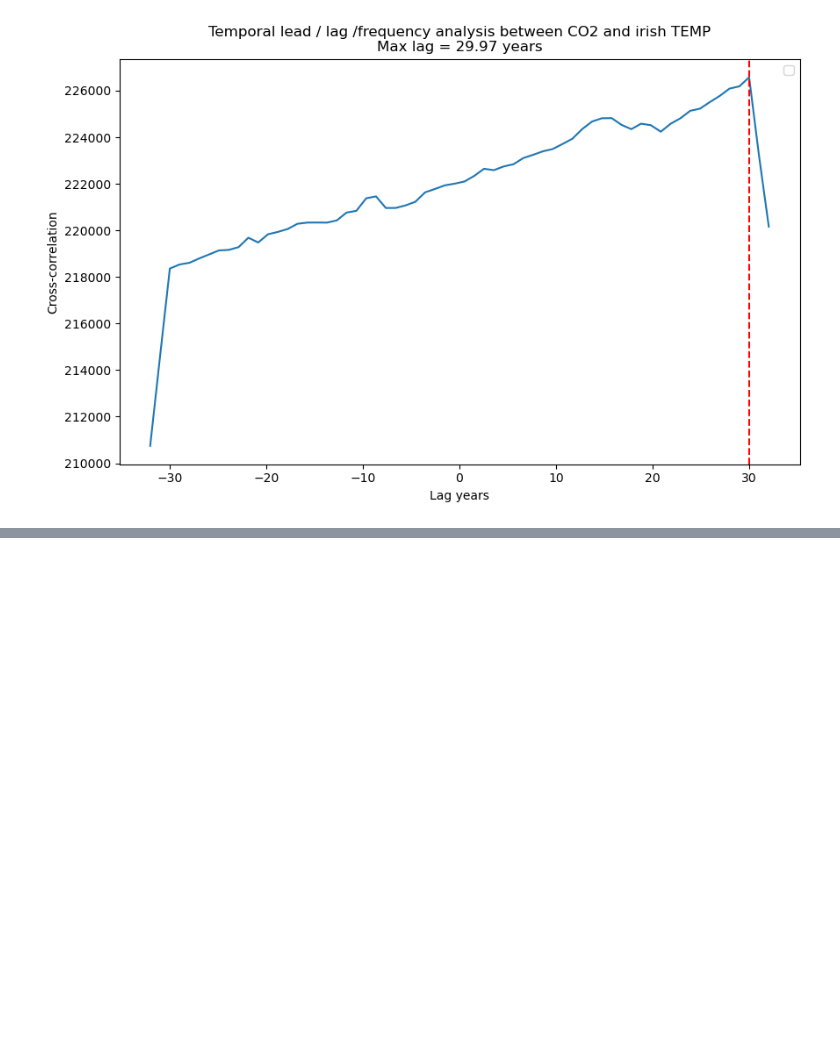
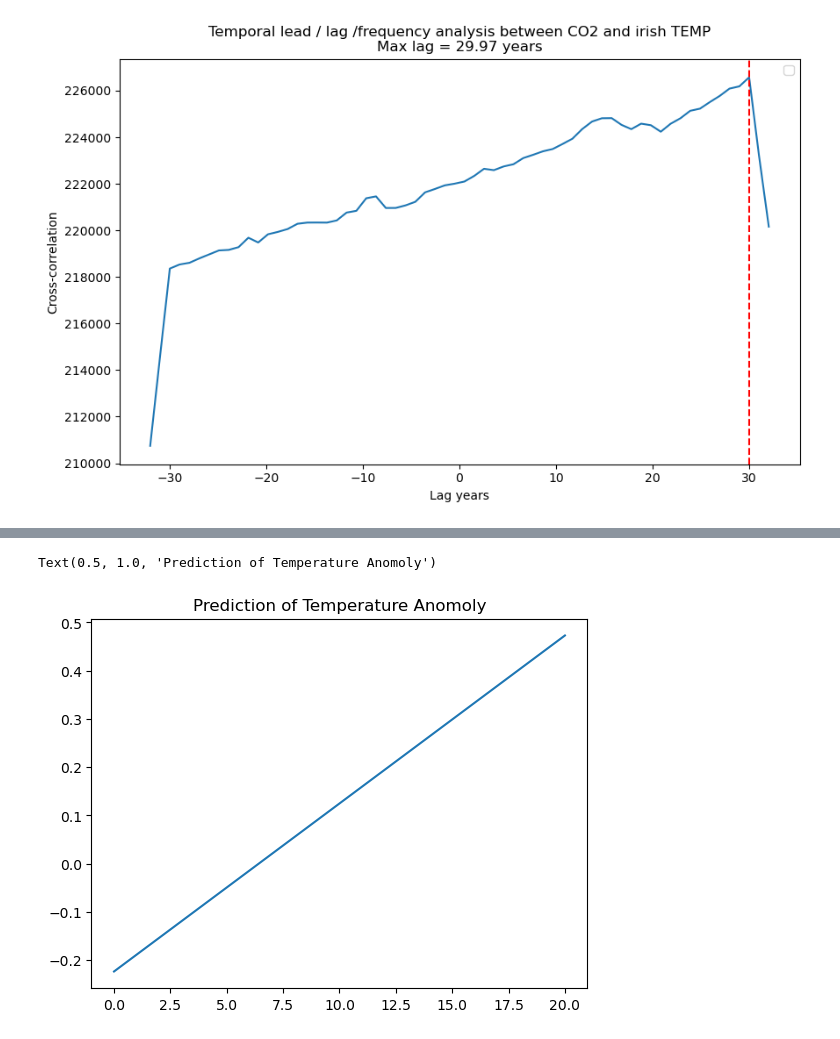
Before and after one commit to keithmmc/pda2, a Jupyter notebook: project2.ipynb, the cells around one changed output, grey strips where cells are left out. Saved outputs shown, nothing was run; the diff lists cells and outputs as text; code cells hidden in the pictures; blank space fills up the shorter version.

Commit message:
Update project2.ipynb
adding discussion and rough work regression

```diff
--- a/project2.ipynb
+++ b/project2.ipynb
@@ -651,0 +686,7 @@ No artists with labels found to put in legend.  Note that artists whose label st
+# %%
+test6 =pd.read_csv('data/reducedjouzel.csv',encoding='Latin')
+df = jouzel2.copy()
+
+df['tme'] = np.arange(len(jouzel2.index))
+
+df.tail()
@@ -651,0 +700,28 @@ No artists with labels found to put in legend.  Note that artists whose label st
+# %%
+from pathlib import Path
+from warnings import simplefilter
+
+import matplotlib.pyplot as plt
+import numpy as np
+import pandas as pd
+
+from sklearn.linear_model import LinearRegression
+
+# Training data
+X6 = df.loc[:, ['tme']]  # features
+y6 = df.loc[:, 'difference']  # target
+
+# Train the model
+model = LinearRegression()
+model.fit(X6, y6)
+
+# Store the fitted values as a time series with the same time index as
+# the training data
+y_pred6 = pd.Series(model.predict(X6), index=X6.index)
+y_pred6 = y_pred6 * -1
+#ax = y111.plot(linewidth=1)
+ax = y_pred6.plot()
+ax.set_title('Prediction of Temperature Anomoly')
+# %% [output]
+Text(0.5, 1.0, 'Prediction of Temperature Anomoly')
+[figure, added]
```
Also changed, not shown: parts of 15 cells of this notebook.
